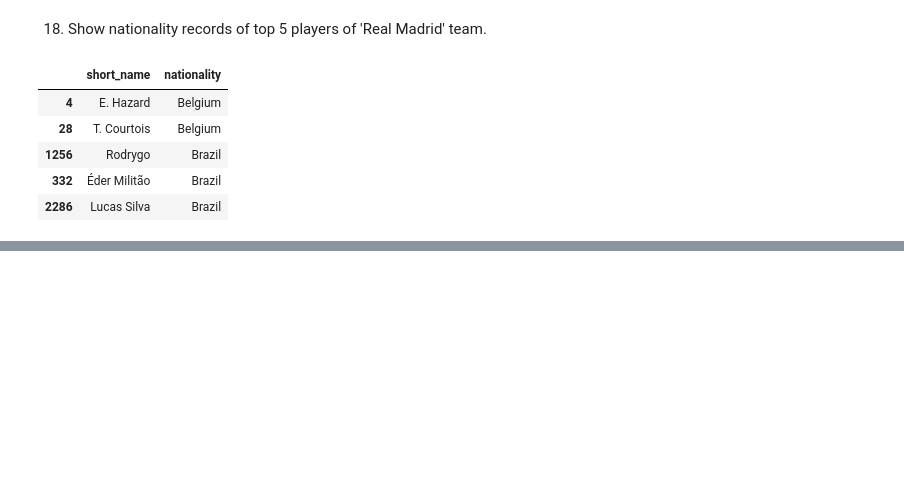
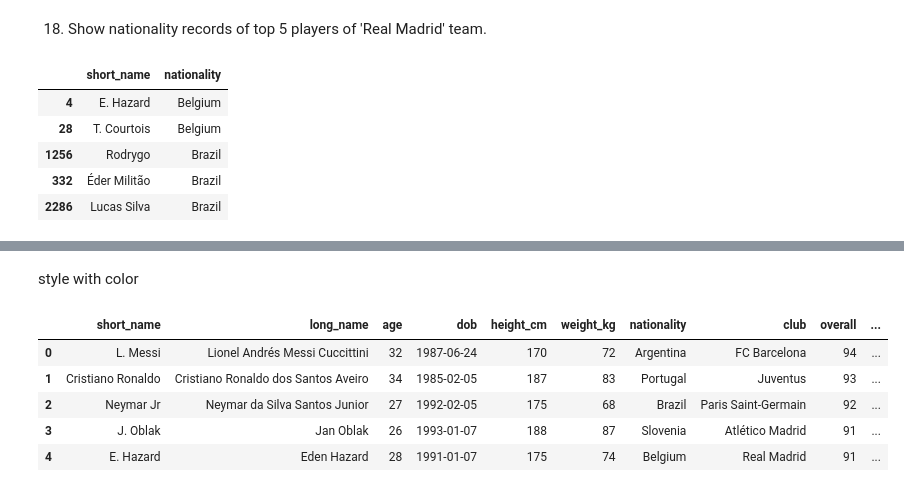
Before and after one commit to asmith283/JUMPlus, a Jupyter notebook: project1/dataCleaning.ipynb, the cells around one changed output, grey strips where cells are left out. Drawn from its saved outputs; the diff is of its cells as text; code cells hidden in the pictures; blank space fills up the shorter version.

```diff
--- a/project1/dataCleaning.ipynb
+++ b/project1/dataCleaning.ipynb
@@ -288,0 +293,4 @@ real_madrid_nationality.head()
+# %%
+df_example = df
+# %%
+df_example = df_example.drop(columns=['player_url', 'player_tags', 'player_traits'])
@@ -288,0 +326,11 @@ real_madrid_nationality.head()
+# %% [markdown]
+style with color
+# %%
+df_example.head().style.highlight_max(['height_cm', 'weight_kg'], color='lightblue')
+# %% [output]
+|  | short_name | long_name | age | dob | height_cm | weight_kg | nationality | club | overall | ... |
+| 0 | L. Messi | Lionel Andrés Messi Cuccittini | 32 | 1987-06-24 | 170 | 72 | Argentina | FC Barcelona | 94 | ... |
+| 1 | Cristiano Ronaldo | Cristiano Ronaldo dos Santos Aveiro | 34 | 1985-02-05 | 187 | 83 | Portugal | Juventus | 93 | ... |
+| 2 | Neymar Jr | Neymar da Silva Santos Junior | 27 | 1992-02-05 | 175 | 68 | Brazil | Paris Saint-Germain | 92 | ... |
+| 3 | J. Oblak | Jan Oblak | 26 | 1993-01-07 | 188 | 87 | Slovenia | Atlético Madrid | 91 | ... |
+| 4 | E. Hazard | Eden Hazard | 28 | 1991-01-07 | 175 | 74 | Belgium | Real Madrid | 91 | ... |
```
Also changed, not shown: parts of 12 cells of this notebook, 5 other files.
